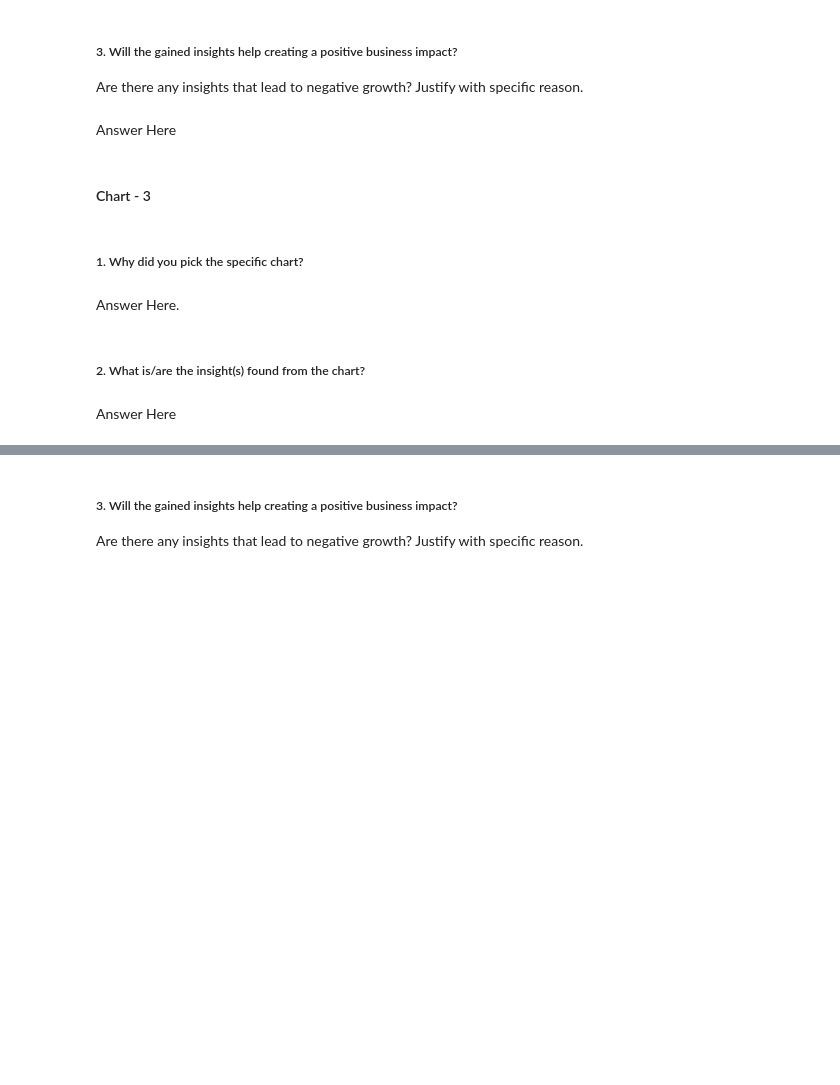
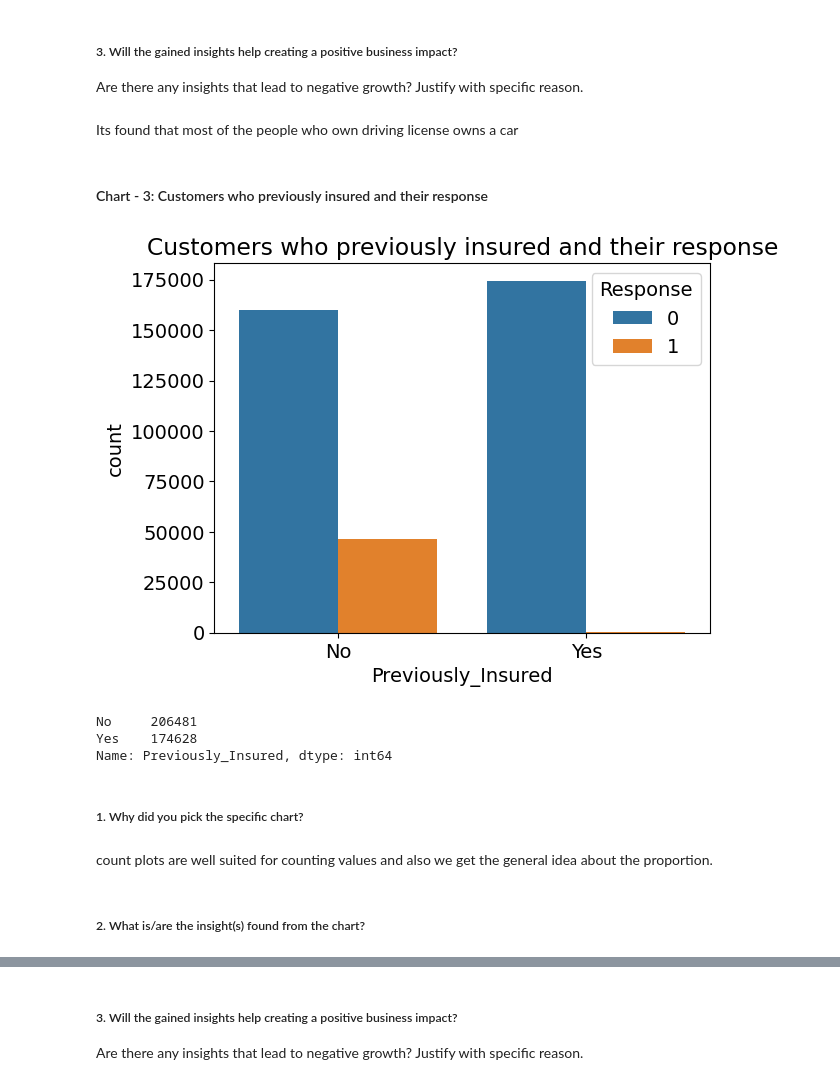
Before and after one commit to NIKHILNIGUDKAR/Health-Insurance-Cross-Sell-Prediction, a Jupyter notebook: Health_Insurance_Cross_Sell_Prediction.ipynb, the cells around one changed output, grey strips where cells are left out. Cells and saved outputs as stored; diff of their text form; code cells hidden in the pictures; blank space fills up the shorter version.

```diff
--- a/Health_Insurance_Cross_Sell_Prediction.ipynb
+++ b/Health_Insurance_Cross_Sell_Prediction.ipynb
@@ -164,7 +446,7 @@ Answer Here
 # %% [markdown]
 ##### 3. Will the gained insights help creating a positive business impact?
 Are there any insights that lead to negative growth? Justify with specific reason.
-# %% [markdown]
-Answer Here
+# %% [markdown]
+Its found that most of the people who own driving license owns a car
 # %% [markdown]
-#### Chart - 3
+#### Chart - 3: Customers who previously insured and their response
@@ -173,8 +453,23 @@ Answer Here
+# %%
+# Chart - 3 visualization code
+sns.countplot(x='Previously_Insured', data=df, hue = 'Response')
+
+# setting chart title
+plt.title('Customers who previously insured and their response')
+
+# display chart
+plt.show()
+
+# printing the counts for reference
+print(df.Previously_Insured.value_counts())
+# %% [output]
+[figure, added]
+No     206481
+Yes    174628
+Name: Previously_Insured, dtype: int64
 # %% [markdown]
 ##### 1. Why did you pick the specific chart?
-# %% [markdown]
-Answer Here.
+# %% [markdown]
+count plots are well suited for counting values and also we get the general idea about the proportion.
 # %% [markdown]
 ##### 2. What is/are the insight(s) found from the chart?
-# %% [markdown]
-Answer Here
```
Also changed, not shown: parts of 76 cells of this notebook.
